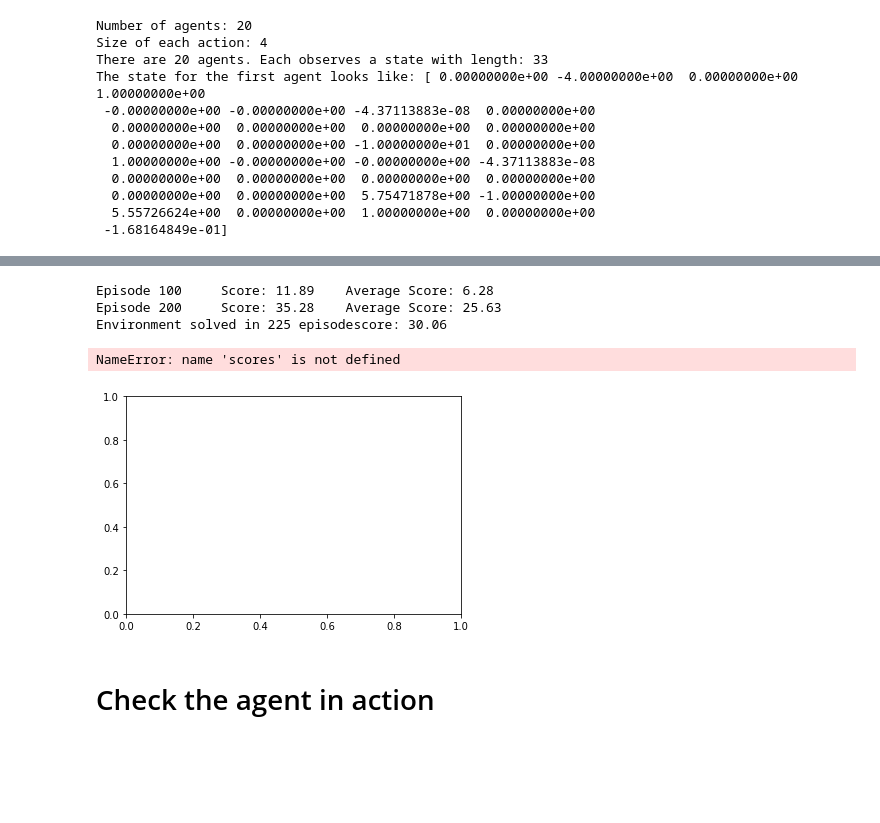
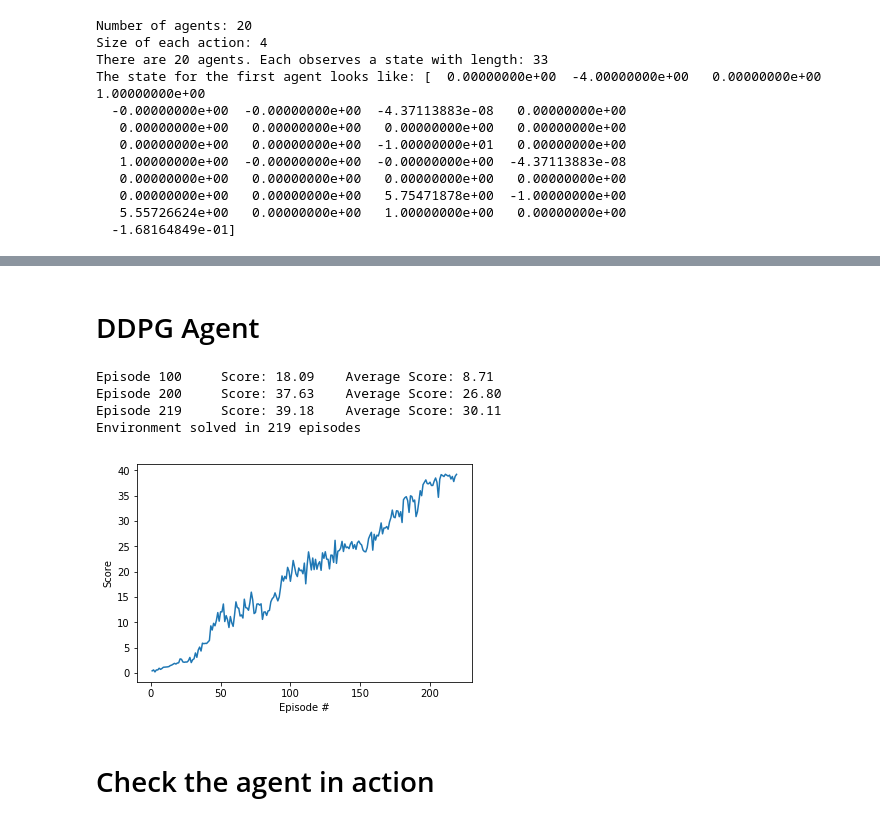
Before and after one commit to dhruvbaldawa/deep-reinforcement-learning, a Jupyter notebook: p2_continuous-control/Continuous_Control.ipynb, the cells around one changed output, grey strips where cells are left out. Cells and saved outputs as stored; diff of their text form; code cells hidden in the pictures; blank space fills up the shorter version.

````diff
--- a/p2_continuous-control/Continuous_Control.ipynb
+++ b/p2_continuous-control/Continuous_Control.ipynb
@@ -27,7 +32,7 @@ For instance, if you are using a Mac, then you downloaded `Reacher.app`.  If thi
 env = UnityEnvironment(file_name="Reacher.app")
 ```
 # %%
-env = UnityEnvironment(file_name='Reacher 2.app')
+env = UnityEnvironment(file_name='/data/Reacher_Linux_NoVis/Reacher.x86_64')
 # %% [output]
 INFO:unityagents:
 'Academy' started successfully!
@@ -443,0 +214,2 @@ The state for the first agent looks like: [ 0.00000000e+00 -4.00000000e+00  0.00
+# %% [markdown]
+# DDPG Agent
@@ -444,14 +404,11 @@ The state for the first agent looks like: [ 0.00000000e+00 -4.00000000e+00  0.00
 # %%
 agent = Agent(state_size=state_size, action_size=action_size, random_seed=2)
 # %%
-import pysnooper
-from IPython.core.debugger import set_trace
-
-# @pysnooper.snoop()
-def ddpg(n_episodes=1000, print_every=100):
+def ddpg(n_episodes=1000, print_every=CUTOFF_WINDOW):
     scores_deque = deque(maxlen=print_every)
     scores_list = []
-    for i_episode in range(1, n_episodes+1):
+
+    for i_episode in range(1, n_episodes + 1):
         env_info = env.reset(train_mode=True)[brain_name]
         states = env_info.vector_observations
         agent.reset()
@@ -472,31 +429,32 @@ def ddpg(n_episodes=1000, print_every=100):
         scores_deque.append(np.mean(scores))
         scores_list.append(np.mean(scores))
         print('\rEpisode {}\tScore: {:.2f}\tAverage Score: {:.2f}'.format(i_episode, np.mean(scores), np.mean(scores_deque)), end="")
+        torch.save(agent.actor_local.state_dict(), 'checkpoint_actor.pth')
+        torch.save(agent.critic_local.state_dict(), 'checkpoint_critic.pth')
+
         if i_episode % print_every == 0:
-            torch.save(agent.actor_local.state_dict(), 'checkpoint_actor.pth')
-            torch.save(agent.critic_local.state_dict(), 'checkpoint_critic.pth')
             print('\rEpisode {}\tScore: {:.2f}\tAverage Score: {:.2f}'.format(i_episode, np.mean(scores), np.mean(scores_deque)))
-        if np.mean(scores_deque) >= 30.0:
-            print('\rEnvironment solved in {} episodes'.format(i_episode))
+        if np.mean(scores_deque) >= CUTOFF_SCORE:
+            print('\nEnvironment solved in {} episodes'.format(i_episode))
             break
+
     return scores_list
 
-try:
-    scores_list = ddpg()
-finally:
-    env.reset(train_mode=False)[brain_name]
+scores_list = ddpg()
+# %% [output]
+Episode 100     Score: 18.09    Average Score: 8.71
+Episode 200     Score: 37.63    Average Score: 26.80
+Episode 219     Score: 39.18    Average Score: 30.11
+Environment solved in 219 episodes
 # %%
 fig = plt.figure()
 ax = fig.add_subplot(111)
-plt.plot(np.arange(1, len(scores) + 1), scores)
+plt.plot(np.arange(1, len(scores_list) + 1), scores_list)
 plt.ylabel('Score')
 plt.xlabel('Episode #')
 plt.show()
+fig.savefig('rewards.png')
 # %% [output]
-Episode 100     Score: 11.89    Average Score: 6.28
-Episode 200     Score: 35.28    Average Score: 25.63
-Environment solved in 225 episodescore: 30.06
-NameError: name 'scores' is not defined
-[figure, old version]
+[figure, new version]
 # %% [markdown]
 # Check the agent in action
````
Also changed, not shown: parts of 23 cells of this notebook, 11 other files.
